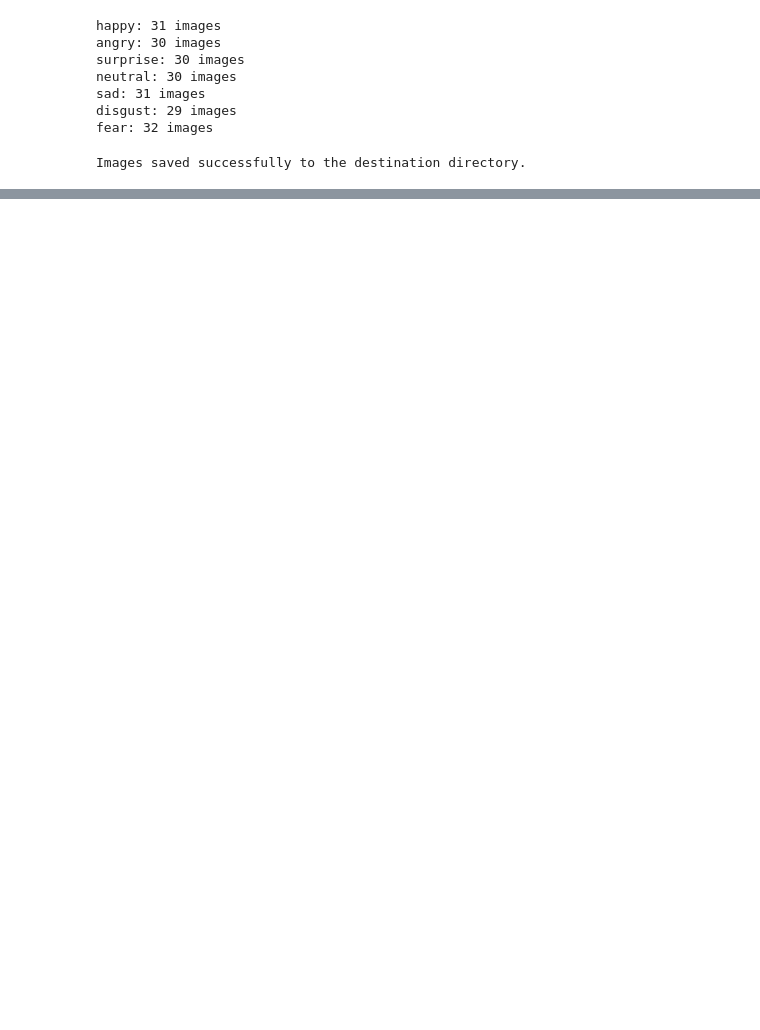
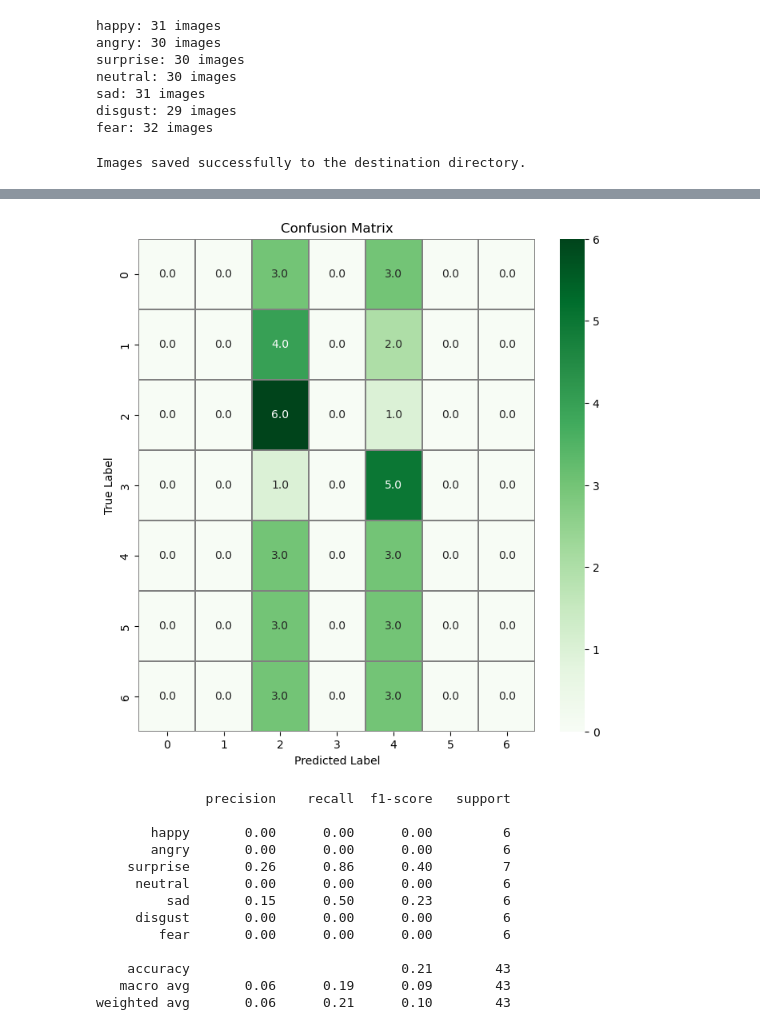
Before and after one commit to dharwai/ck-dataset-fer-2013, a Jupyter notebook: Jaffe_subclass_making.ipynb, the cells around one changed output, grey strips where cells are left out. Drawn from its saved outputs; the diff is of its cells as text; code cells hidden in the pictures; blank space fills up the shorter version.

```diff
--- a/Jaffe_subclass_making.ipynb
+++ b/Jaffe_subclass_making.ipynb
@@ -61,0 +348,26 @@ fear: 32 images
+# %%
+from sklearn.metrics import classification_report, confusion_matrix
+import seaborn as sns
+
+# Predict the values from the validation dataset
+validation_generator.reset()
+Y_pred = model.predict(validation_generator, steps=validation_generator.samples // validation_generator.batch_size + 1)
+# Convert predictions classes to one hot vectors
+Y_pred_classes = np.argmax(Y_pred, axis = 1)
+# Convert validation observations to one hot vectors
+Y_true = validation_generator.classes
+
+# Compute the confusion matrix
+confusion_mtx = confusion_matrix(Y_true, Y_pred_classes)
+
+# Plot the confusion matrix
+f,ax = plt.subplots(figsize=(8, 8))
+sns.heatmap(confusion_mtx, annot=True, linewidths=0.01, cmap="Greens", linecolor="gray", fmt='.1f', ax=ax)
+plt.xlabel("Predicted Label")
+plt.ylabel("True Label")
+plt.title("Confusion Matrix")
+plt.show()
+
+# Print the precision and recall, among other metrics
+print(classification_report(Y_true, Y_pred_classes, target_names=emotions))
+# %% [output]
@@ -62 +375,15 @@ fear: 32 images
+[figure, added]
+              precision    recall  f1-score   support
+
+       happy       0.00      0.00      0.00         6
+       angry       0.00      0.00      0.00         6
+    surprise       0.26      0.86      0.40         7
+     neutral       0.00      0.00      0.00         6
+         sad       0.15      0.50      0.23         6
+     disgust       0.00      0.00      0.00         6
+        fear       0.00      0.00      0.00         6
+
+    accuracy                           0.21        43
+   macro avg       0.06      0.19      0.09        43
+weighted avg       0.06      0.21      0.10        43
 # %%
```
Also changed, not shown: parts of 11 cells of this notebook.
